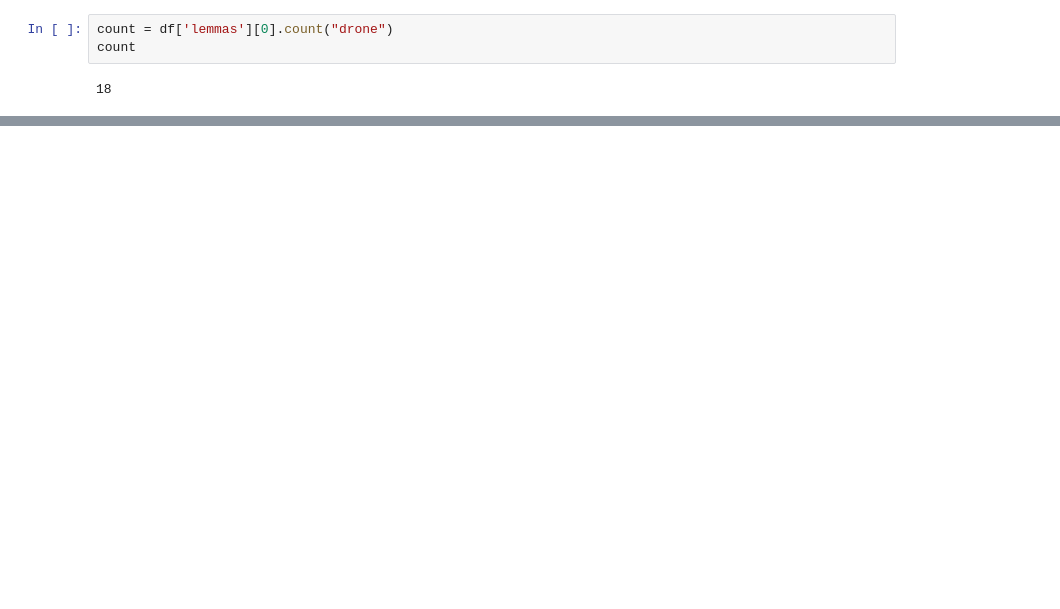
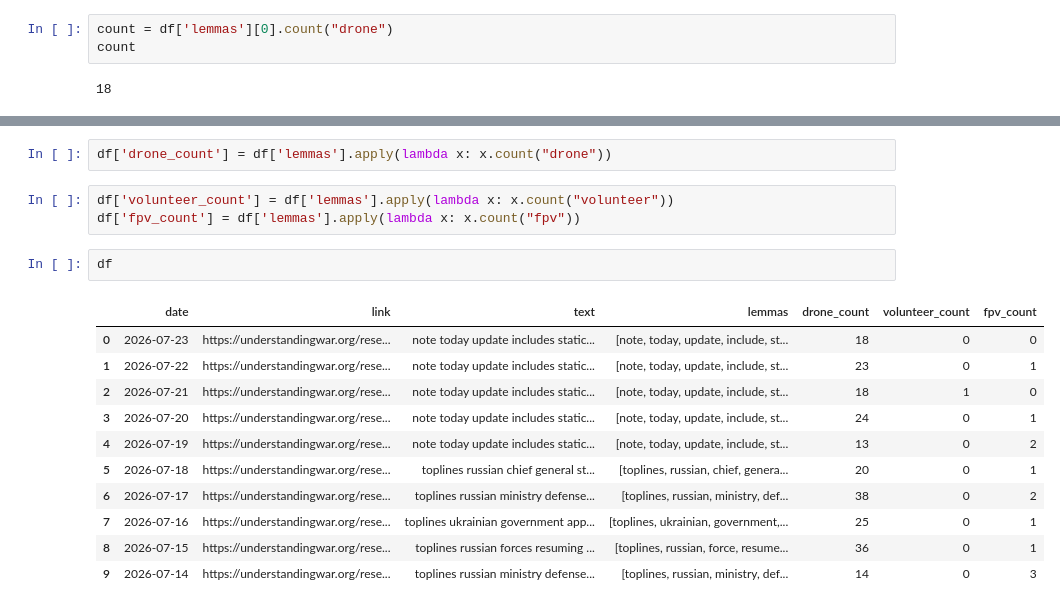
Before and after one commit to Ohsudden/grassroot_drones, a Jupyter notebook: day_after_day_scraper.ipynb, the cells around one changed output, grey strips where cells are left out. Saved outputs shown, nothing was run; the diff lists cells and outputs as text; blank space fills up the shorter version.

```diff
--- a/day_after_day_scraper.ipynb
+++ b/day_after_day_scraper.ipynb
@@ -305,0 +281,19 @@ df
+# %%
+df['drone_count'] = df['lemmas'].apply(lambda x: x.count("drone"))
+# %%
+df['volunteer_count'] = df['lemmas'].apply(lambda x: x.count("volunteer"))
+df['fpv_count'] = df['lemmas'].apply(lambda x: x.count("fpv"))
+# %%
+df
+# %% [output]
+|  | date | link | text | lemmas | drone_count | volunteer_count | fpv_count |
+| 0 | 2026-07-23 | https://understandingwar.org/rese... | note today update includes static... | [note, today, update, include, st... | 18 | 0 | 0 |
+| 1 | 2026-07-22 | https://understandingwar.org/rese... | note today update includes static... | [note, today, update, include, st... | 23 | 0 | 1 |
+| 2 | 2026-07-21 | https://understandingwar.org/rese... | note today update includes static... | [note, today, update, include, st... | 18 | 1 | 0 |
+| 3 | 2026-07-20 | https://understandingwar.org/rese... | note today update includes static... | [note, today, update, include, st... | 24 | 0 | 1 |
+| 4 | 2026-07-19 | https://understandingwar.org/rese... | note today update includes static... | [note, today, update, include, st... | 13 | 0 | 2 |
+| 5 | 2026-07-18 | https://understandingwar.org/rese... | toplines russian chief general st... | [toplines, russian, chief, genera... | 20 | 0 | 1 |
+| 6 | 2026-07-17 | https://understandingwar.org/rese... | toplines russian ministry defense... | [toplines, russian, ministry, def... | 38 | 0 | 2 |
+| 7 | 2026-07-16 | https://understandingwar.org/rese... | toplines ukrainian government app... | [toplines, ukrainian, government,... | 25 | 0 | 1 |
+| 8 | 2026-07-15 | https://understandingwar.org/rese... | toplines russian forces resuming ... | [toplines, russian, force, resume... | 36 | 0 | 1 |
+| 9 | 2026-07-14 | https://understandingwar.org/rese... | toplines russian ministry defense... | [toplines, russian, ministry, def... | 14 | 0 | 3 |
```
Also changed, not shown: parts of 7 cells of this notebook.
